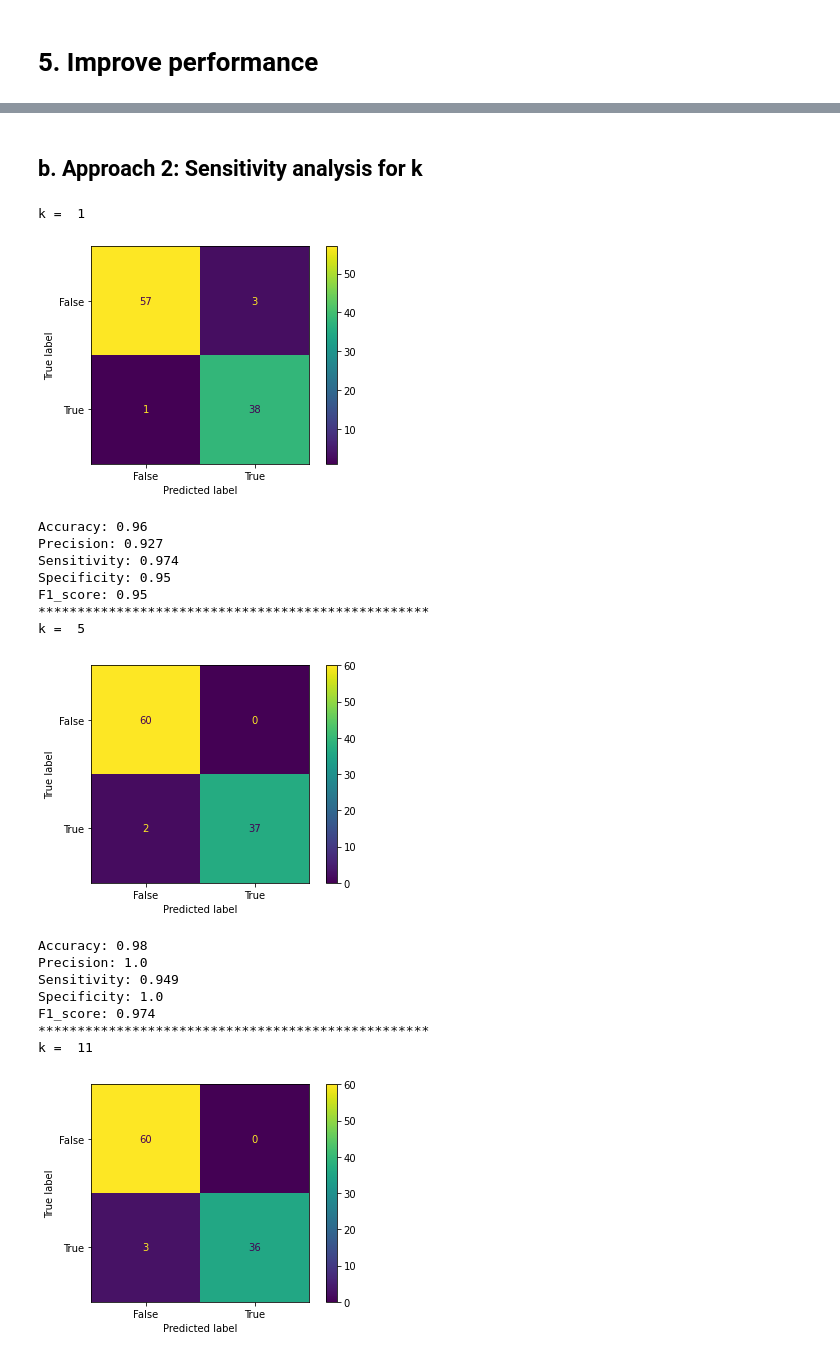
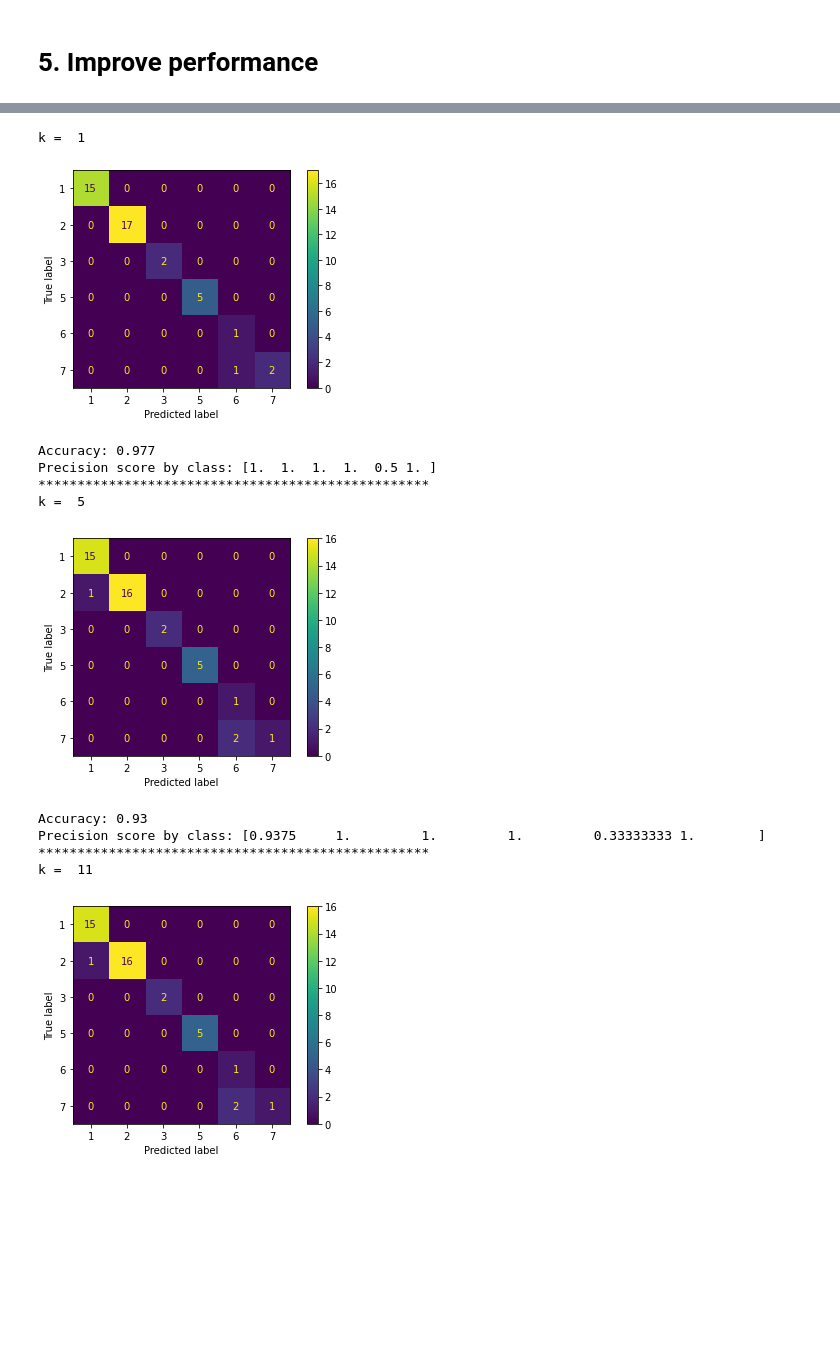
Before and after one commit to paigea58/glassClassification, a Jupyter notebook: glassIdentification.ipynb, the cells around one changed output, grey strips where cells are left out. Cells and saved outputs as stored; diff of their text form; code cells hidden in the pictures; blank space fills up the shorter version.

```diff
--- a/glassIdentification.ipynb
+++ b/glassIdentification.ipynb
@@ -223,10 +219,10 @@ KNeighborsClassifier(n_neighbors=21)
 # %%
 # Predict test set
-wbcd_test_pred = knn.predict(wbcd_test_n)
+glass_test_pred = knn.predict(glass_test_n)
 # %% [markdown]
 #### 4. Model evaluation
 # %%
-confusion_matrix = metrics.confusion_matrix(wbcd_test_labels, wbcd_test_pred)
+confusion_matrix = metrics.confusion_matrix(glass_test_labels, glass_test_pred)
 confusion_matrix_dis(confusion_matrix)
-metrics_values(wbcd_test_labels, wbcd_test_pred)
+metrics_values(glass_test_labels, glass_test_pred)
 # %% [output]
@@ -261,2 +233,0 @@ wbcd_test_z  = wbcd_z.iloc[470:, ]
-# %%
-knn.fit(wbcd_train_z, wbcd_train_labels)
@@ -267,4 +233,0 @@ wbcd_test_pred = knn.predict(wbcd_test_z)
-# %%
-confusion_matrix = metrics.confusion_matrix(wbcd_test_labels, wbcd_test_pred)
-confusion_matrix_dis(confusion_matrix)
-metricsValues(wbcd_test_labels, wbcd_test_pred)
@@ -278,2 +233,0 @@ F1_score: 0.932
-# %% [markdown]
-## b. Approach 2: Sensitivity analysis for k
@@ -280,34 +236,27 @@ F1_score: 0.932
 # %%
 # Set of k's to train/test
 kList = [1, 5, 11, 15, 21, 27]
 
 # Loop through all k's and display confusion matrix and metrics
 for k in kList:
     knn = KNeighborsClassifier(n_neighbors=k)
-    # Using min-max normalized data
-    knn.fit(wbcd_train_n, wbcd_train_labels)
-    wbcd_test_pred = knn.predict(wbcd_test_n)
+    knn.fit(glass_train_n, glass_train_labels)
+    glass_test_pred = knn.predict(glass_test_n)
     print("k = ", k)
-    confusion_matrix = metrics.confusion_matrix(wbcd_test_labels, wbcd_test_pred)
+    confusion_matrix = metrics.confusion_matrix(glass_test_labels, glass_test_pred)
     confusion_matrix_dis(confusion_matrix)
-    metricsValues(wbcd_test_labels, wbcd_test_pred)
+    metrics_values(glass_test_labels, glass_test_pred)
     print("**************************************************")
 # %% [output]
 k =  1
-[figure, old version]
+[figure, new version]
-Accuracy: 0.96
-Precision: 0.927
-Sensitivity: 0.974
-Specificity: 0.95
-F1_score: 0.95
+Accuracy: 0.977
+Precision score by class: [1.  1.  1.  1.  0.5 1. ]
 **************************************************
 k =  5
-[figure, old version]
+[figure, new version]
-Accuracy: 0.98
-Precision: 1.0
-Sensitivity: 0.949
-Specificity: 1.0
-F1_score: 0.974
+Accuracy: 0.93
+Precision score by class: [0.9375     1.         1.         1.         0.33333333 1.        ]
 **************************************************
 k =  11
-[figure, old version]
+[figure, new version]
```
Also changed, not shown: parts of 15 cells of this notebook.
